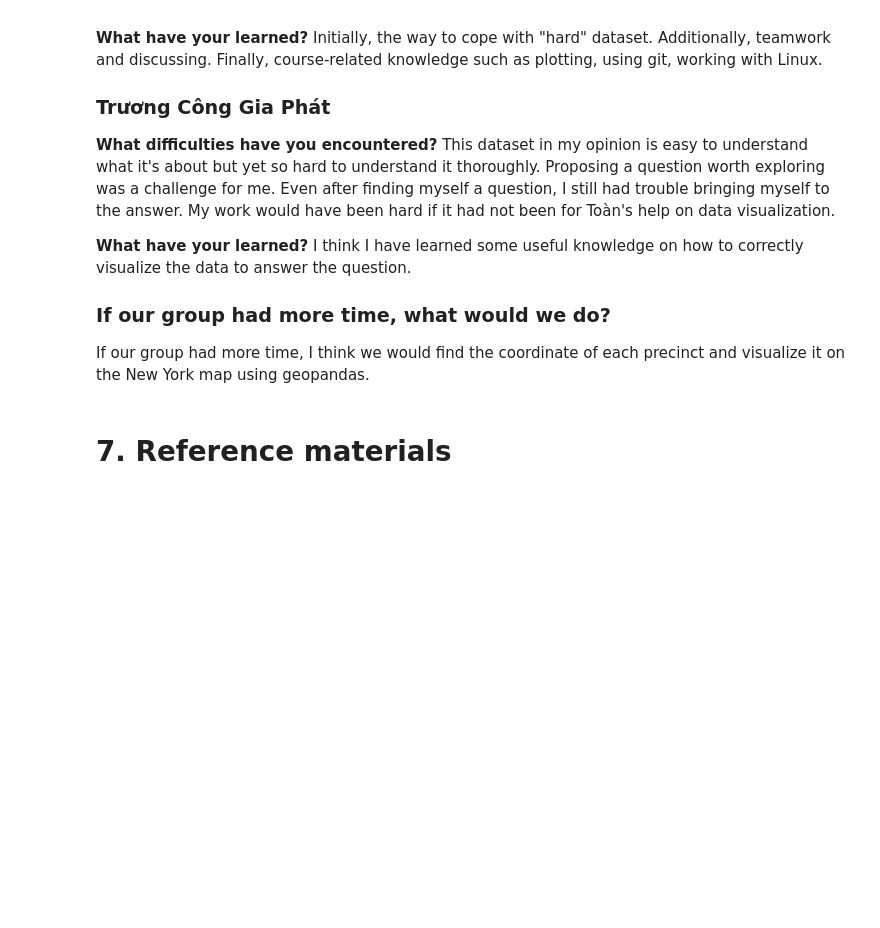
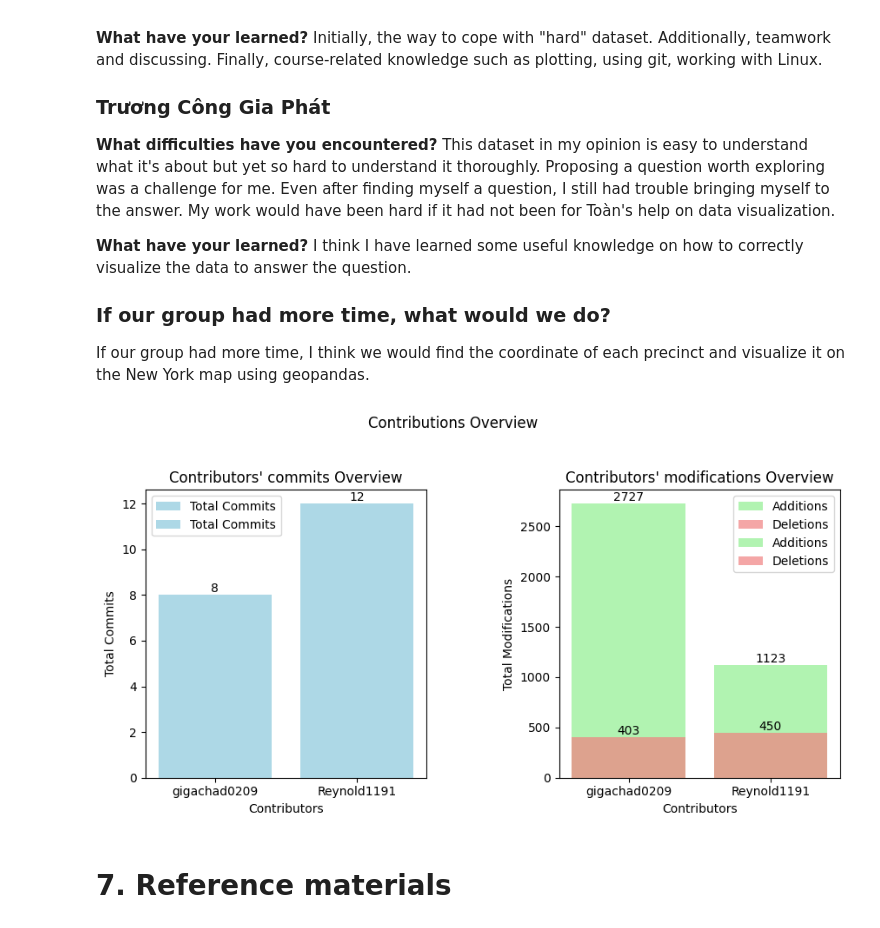
Before and after one commit to gigachad0209/Final-Project-LTKHDL, a Jupyter notebook: project.ipynb, the cells around one changed output. Cells and saved outputs as stored; diff of their text form; code cells hidden in the pictures; blank space fills up the shorter version.

Commit message:
update contributors' vis

```diff
--- a/project.ipynb
+++ b/project.ipynb
@@ -729,5 +730,55 @@ I think I have learned some useful knowledge on how to correctly visualize the d
 
 ### If our group had more time, what would we do?
 If our group had more time, I think we would find the coordinate of each precinct and visualize it on the New York map using geopandas.
+# %%
+def get_contributors(username, repository):
+    url = f"https://api.github.com/repos/{username}/{repository}/stats/contributors"
+    response = requests.get(url)
+    contributors_data = response.json()
+    return contributors_data
+
+def plot_contributions(contributors_data):
+    fig, axs = plt.subplots(1, 2, figsize=(10, 5), sharex=True)
+    plt.suptitle('Contributions Overview')
+    for contributor in contributors_data:
+        author = contributor['author']['login']
+        total_commits = sum(week['c'] for week in contributor['weeks'])
+
+        additions = sum(week['a'] for week in contributor['weeks'][1:])
+        deletions = sum(week['d'] for week in contributor['weeks'])
+
+        bar_commits = axs[0].bar(author, total_commits, color='lightblue', label='Total Commits')
+        axs[0].bar_label(bar_commits)
+
+        bar_add = axs[1].bar(author, additions, color='lightgreen', label='Additions', alpha=0.7)
+        axs[1].bar_label(bar_add)
+        bar_del = axs[1].bar(author, deletions, color='lightcoral', label='Deletions', alpha=0.7)
+        axs[1].bar_label(bar_del)
+
+    axs[0].set_ylabel('Total Commits')
+    axs[0].set_xlabel('Contributors')
+
+    axs[1].set_ylabel('Total Modifications')
+    axs[1].set_xlabel('Contributors')
+
+    axs[0].set_title("Contributors' commits Overview")
+    axs[1].set_title("Contributors' modifications Overview")
+
+    axs[0].legend()
+    axs[1].legend()
+
+
+    plt.subplots_adjust(wspace=30)
+
+    plt.tight_layout(rect=[0, 0.03, 1, 0.95])
+    plt.show()
+
+username = "gigachad0209"
+repository = "Final-Project-LTKHDL"
+
+contributors_data = get_contributors(username, repository)
+plot_contributions(contributors_data)
+# %% [output]
+[figure, added]
 # %% [markdown]
 # 7. Reference materials <a class="anchor" id="cc7"></a>
```
Also changed, not shown: parts of 1 cell of this notebook.
